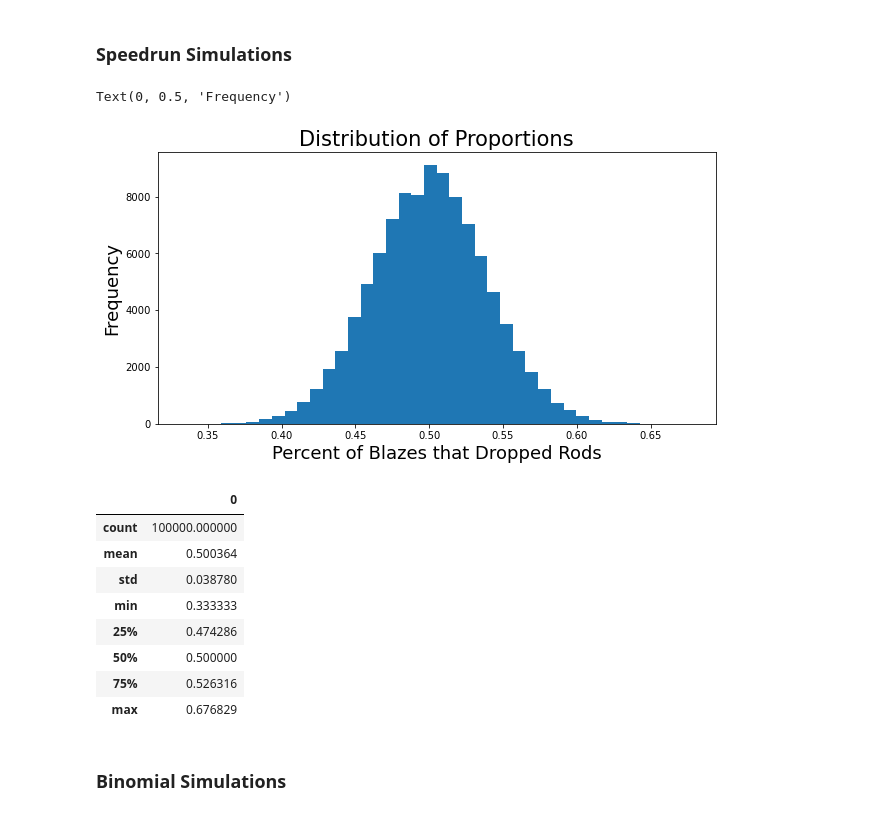
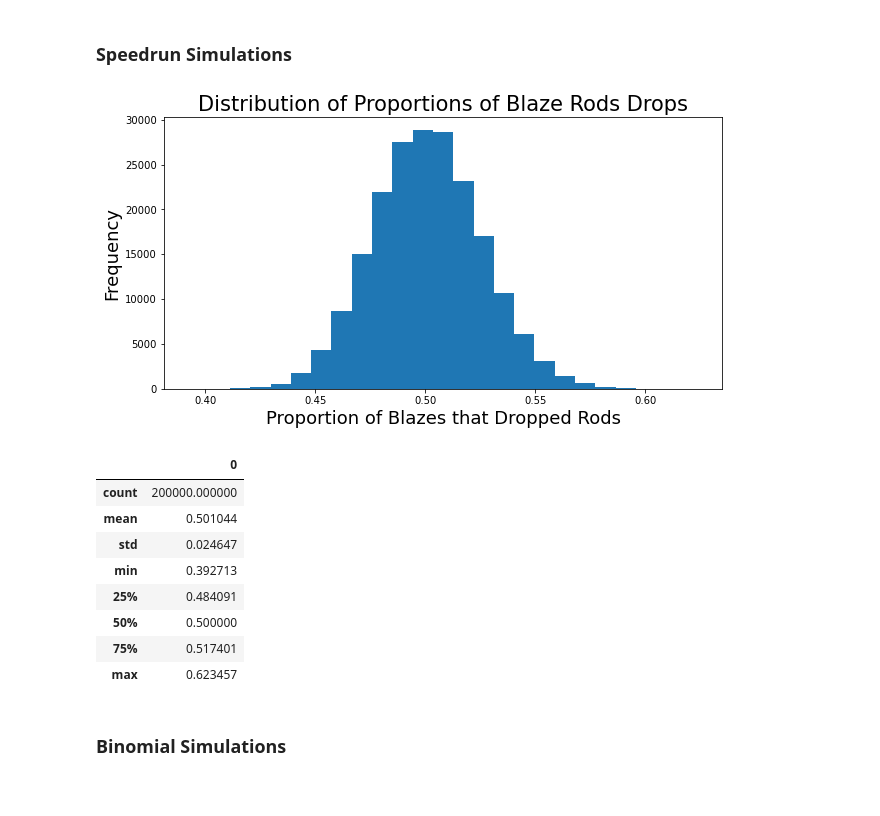
Before and after one commit to marcus-elia/speedrun-binomial-distribution, a Jupyter notebook: simulations.ipynb, the cells around one changed output. Saved outputs shown, nothing was run; the diff lists cells and outputs as text; code cells hidden in the pictures.

```diff
--- a/simulations.ipynb
+++ b/simulations.ipynb
@@ -131,10 +131,11 @@ def run_binomial_simulation(num_trials, num_events_per_trial, success_prob):
 # %% [markdown]
 ### Speedrun Simulations
 # %%
-num_trials = 100000
+num_trials = 200000
 
 # These match Dream's data from the 6 livestreams
-num_speedruns_per_trial = 33
-num_successes_needed2prob = {6: 4/float(27), 7: 13/float(27), 8: 10/float(27)}
-success_prob = 0.5
-death_prob = 6/float(33)
+blaze_num_speedruns_per_trial = 33
+blaze_num_successes_needed2prob = {6: 4/float(27), 7: 13/float(27), 8: 10/float(27)}
+blaze_success_prob = 0.5
+num_blazes_dream_killed = 305
+blaze_death_prob = 6/float(305)
@@ -143,25 +142,27 @@ results = run_simulation(num_trials, num_speedruns_per_trial, num_successes_need
+# %%
+blaze_speedrun_results = run_simulation(num_trials, blaze_num_speedruns_per_trial, blaze_num_successes_needed2prob, blaze_success_prob, blaze_death_prob)
 # %%
 plt.figure(figsize=(10,5))
-plt.hist(results, bins=40)
-plt.title("Distribution of Proportions", fontsize=21)
-plt.xlabel("Percent of Blazes that Dropped Rods", fontsize=18)
+plt.hist(blaze_speedrun_results, bins=25)
+plt.title("Distribution of Proportions of Blaze Rods Drops", fontsize=21)
+plt.xlabel("Proportion of Blazes that Dropped Rods", fontsize=18)
 plt.ylabel("Frequency", fontsize=18)
+plt.show()
 # %% [output]
-Text(0, 0.5, 'Frequency')
-[figure, old version]
+[figure, new version]
 # %%
-df_describe = pd.DataFrame(results)
-df_describe.describe()
+df_blaze_speedrun = pd.DataFrame(blaze_speedrun_results)
+df_blaze_speedrun.describe()
 # %% [output]
 |  | 0 |
-| count | 100000.000000 |
-| mean | 0.500364 |
-| std | 0.038780 |
-| min | 0.333333 |
-| 25% | 0.474286 |
+| count | 200000.000000 |
+| mean | 0.501044 |
+| std | 0.024647 |
+| min | 0.392713 |
+| 25% | 0.484091 |
 | 50% | 0.500000 |
-| 75% | 0.526316 |
-| max | 0.676829 |
+| 75% | 0.517401 |
+| max | 0.623457 |
 # %% [markdown]
 ### Binomial Simulations
 # %%
```
Also changed, not shown: parts of 10 cells of this notebook.
